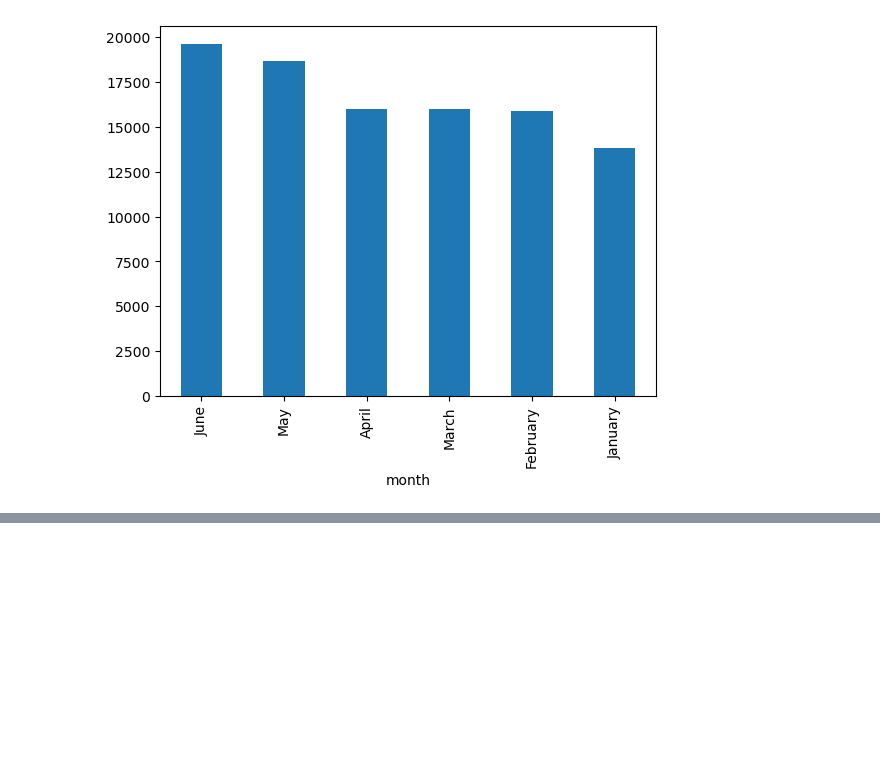
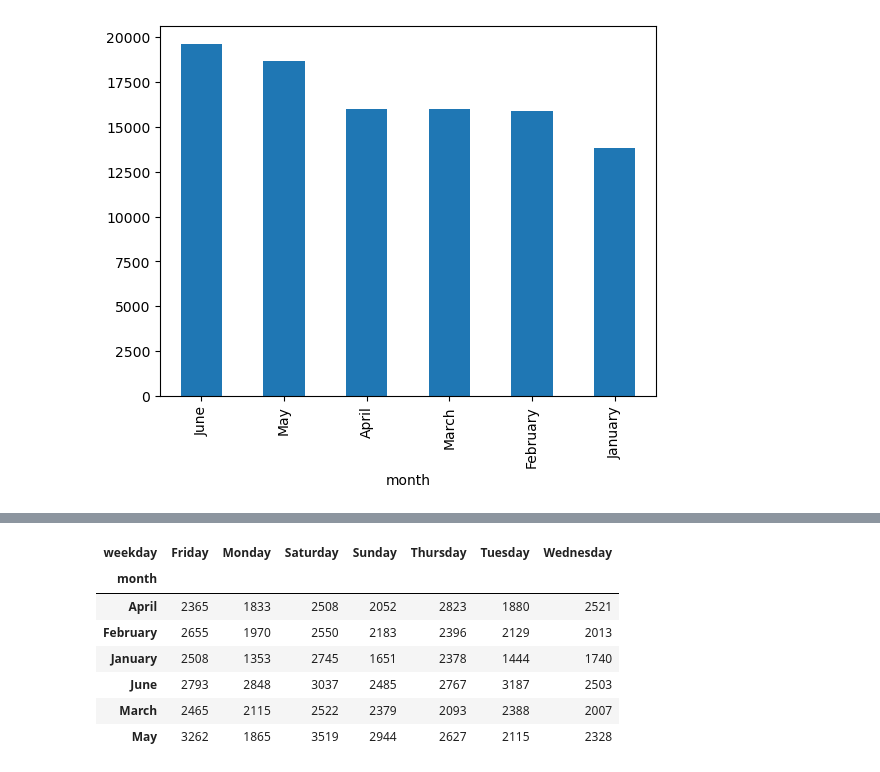
Before and after one commit to Aru-jan/Uber, a Jupyter notebook: uber_project.ipynb, the cells around one changed output, grey strips where cells are left out. Cells and saved outputs as stored; diff of their text form; code cells hidden in the pictures; blank space fills up the shorter version.

```diff
--- a/uber_project.ipynb
+++ b/uber_project.ipynb
@@ -153,0 +179,12 @@ uber_15['month'].value_counts().plot(kind="bar")
+# %%
+pivot = pd.crosstab(index=uber_15['month'], columns = uber_15['weekday'])
+pivot
+# %% [output]
+| weekday | Friday | Monday | Saturday | Sunday | Thursday | Tuesday | Wednesday |
+| month |  |  |  |  |  |  |  |
+| April | 2365 | 1833 | 2508 | 2052 | 2823 | 1880 | 2521 |
+| February | 2655 | 1970 | 2550 | 2183 | 2396 | 2129 | 2013 |
+| January | 2508 | 1353 | 2745 | 1651 | 2378 | 1444 | 1740 |
+| June | 2793 | 2848 | 3037 | 2485 | 2767 | 3187 | 2503 |
+| March | 2465 | 2115 | 2522 | 2379 | 2093 | 2388 | 2007 |
+| May | 3262 | 1865 | 3519 | 2944 | 2627 | 2115 | 2328 |
```
Also changed, not shown: parts of 4 cells of this notebook.
